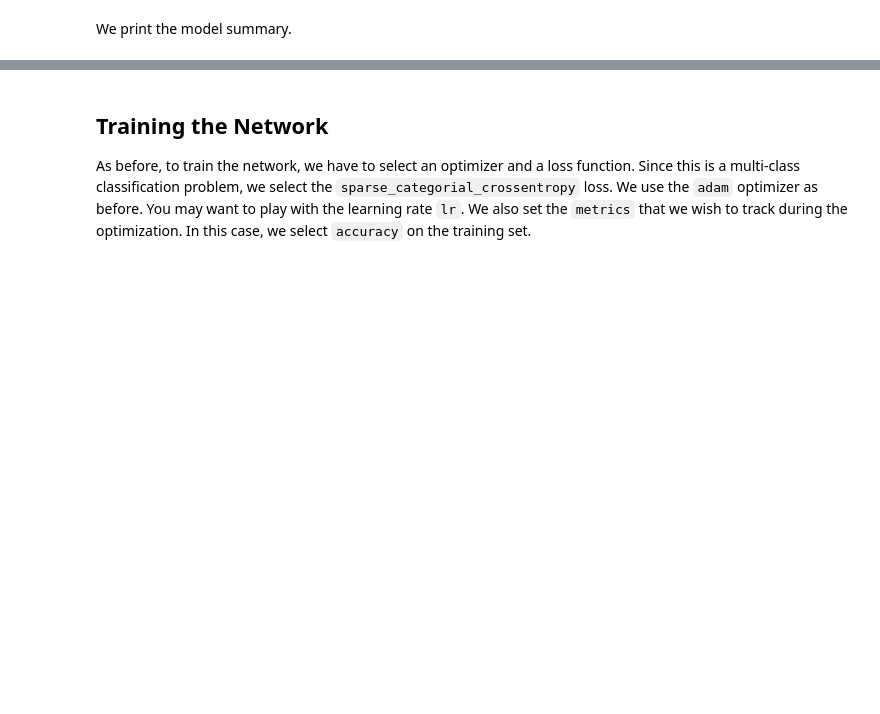
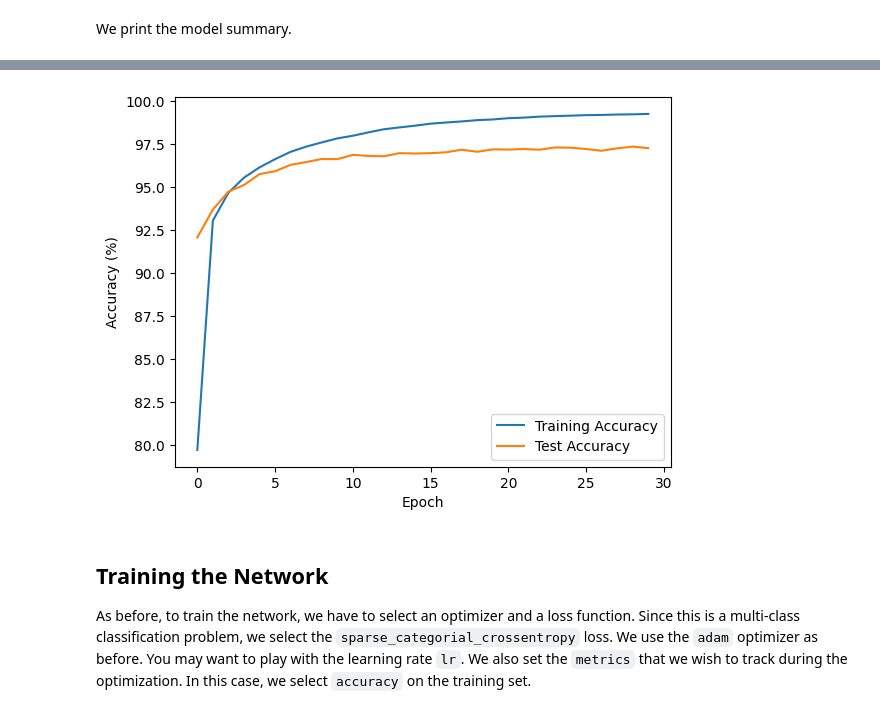
Before and after one commit to sdrangan/introml, a Jupyter notebook: unit09_neural/demo2_mnist_neural.ipynb, the cells around one changed output, grey strips where cells are left out. Drawn from its saved outputs; the diff is of its cells as text; code cells hidden in the pictures; blank space fills up the shorter version.

```diff
--- a/unit09_neural/demo2_mnist_neural.ipynb
+++ b/unit09_neural/demo2_mnist_neural.ipynb
@@ -69,10 +71,3 @@ Now we create a very simple network.  The features are:
 *  We have one hidden layer with `nh=100` units.
 *  One output layer with `nout=10` units, one for each of the 10 possible classes
 *  The output activation is `softmax`, which is used for multi-class targets
-# %%
-nin = Xtr.shape[1]  # dimension of input data
-nh = 100     # number of hidden units
-nout = int(np.max(ytr)+1)    # number of outputs = 10 since there are 10 classes
-model = Sequential()
-model.add(Dense(units=nh, input_shape=(nin,), activation='sigmoid', name='hidden'))
-model.add(Dense(units=nout, activation='softmax', name='output'))
@@ -95,0 +108,66 @@ _________________________________________________________________
+# %%
+# prompt: Write code to train the network with an ADAM optimizer with 30 epochs and batch sizes of 100.  Record the test and training accuracy each epoch.
+
+# Define the loss function and optimizer
+criterion = nn.CrossEntropyLoss()
+optimizer = optim.Adam(model.parameters())
+
+# Training settings
+batch_size = 100
+epochs = 30
+
+# Data loaders
+train_loader = torch.utils.data.DataLoader(train_data, batch_size=batch_size, shuffle=True)
+test_loader = torch.utils.data.DataLoader(test_data, batch_size=batch_size, shuffle=False)
+
+# Lists to store training and testing accuracy for each epoch
+train_accuracy_history = []
+test_accuracy_history = []
+
+
+# Training loop
+for epoch in range(epochs):
+    # Training
+    model.train()
+    correct = 0
+    total = 0
+    for batch_idx, (data, target) in enumerate(train_loader):
+        optimizer.zero_grad()
+        output = model(data)
+        loss = criterion(output, target)
+        loss.backward()
+        optimizer.step()
+
+        _, predicted = torch.max(output.data, 1)
+        total += target.size(0)
+        correct += (predicted == target).sum().item()
+
+    train_accuracy = 100 * correct / total
+    train_accuracy_history.append(train_accuracy)
+
+    # Testing
+    model.eval()
+    correct = 0
+    total = 0
+    with torch.no_grad():
+        for data, target in test_loader:
+            output = model(data)
+            _, predicted = torch.max(output.data, 1)
+            total += target.size(0)
+            correct += (predicted == target).sum().item()
+
+    test_accuracy = 100 * correct / total
+    test_accuracy_history.append(test_accuracy)
+
+    print(f'Epoch {epoch+1}/{epochs}, Train Accuracy: {train_accuracy:.2f}%, Test Accuracy: {test_accuracy:.2f}%')
+
+print("Finished Training")
+
+#Plot the accuracy
+plt.plot(train_accuracy_history, label='Training Accuracy')
+plt.plot(test_accuracy_history, label = 'Test Accuracy')
+plt.xlabel('Epoch')
+plt.ylabel('Accuracy (%)')
+plt.legend()
+plt.show()
+# %% [output]
@@ -96,3 +191,4 @@ _________________________________________________________________
+[figure, added]
 # %% [markdown]
 ## Training the Network
 
```
Also changed, not shown: parts of 18 cells of this notebook.
